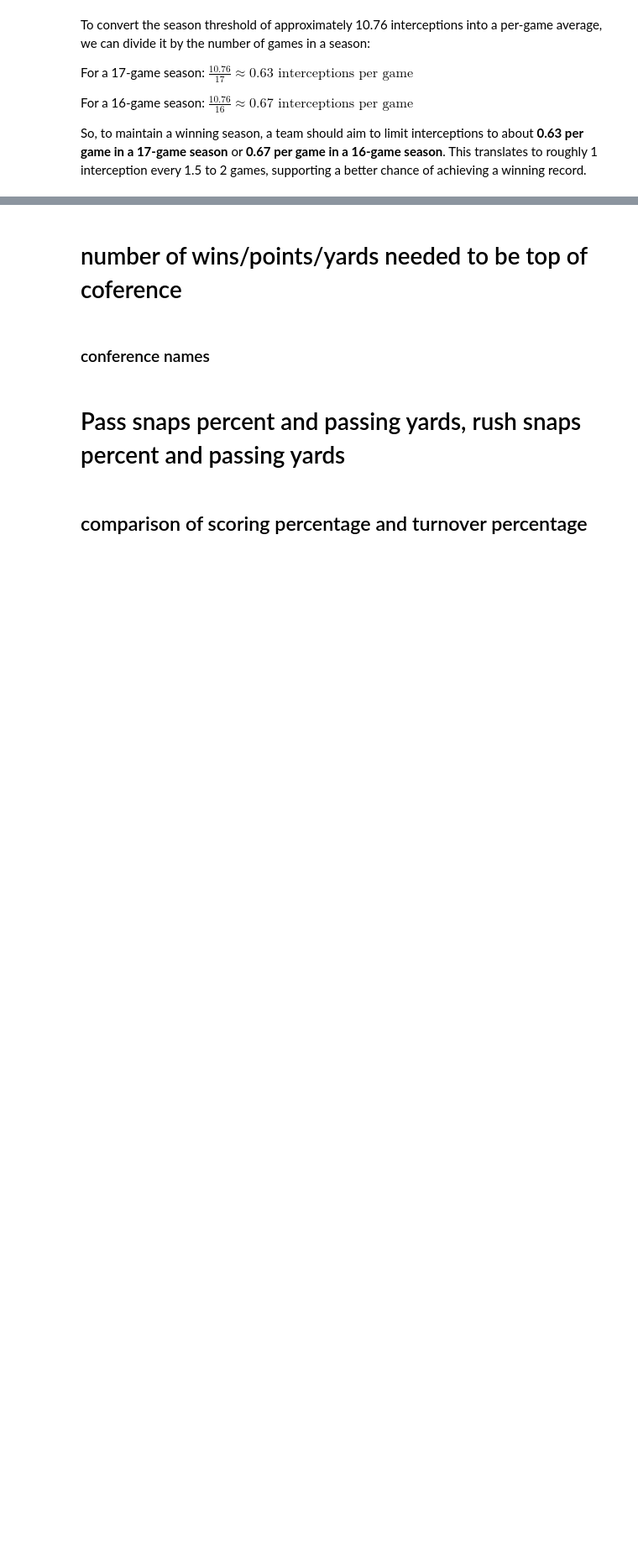
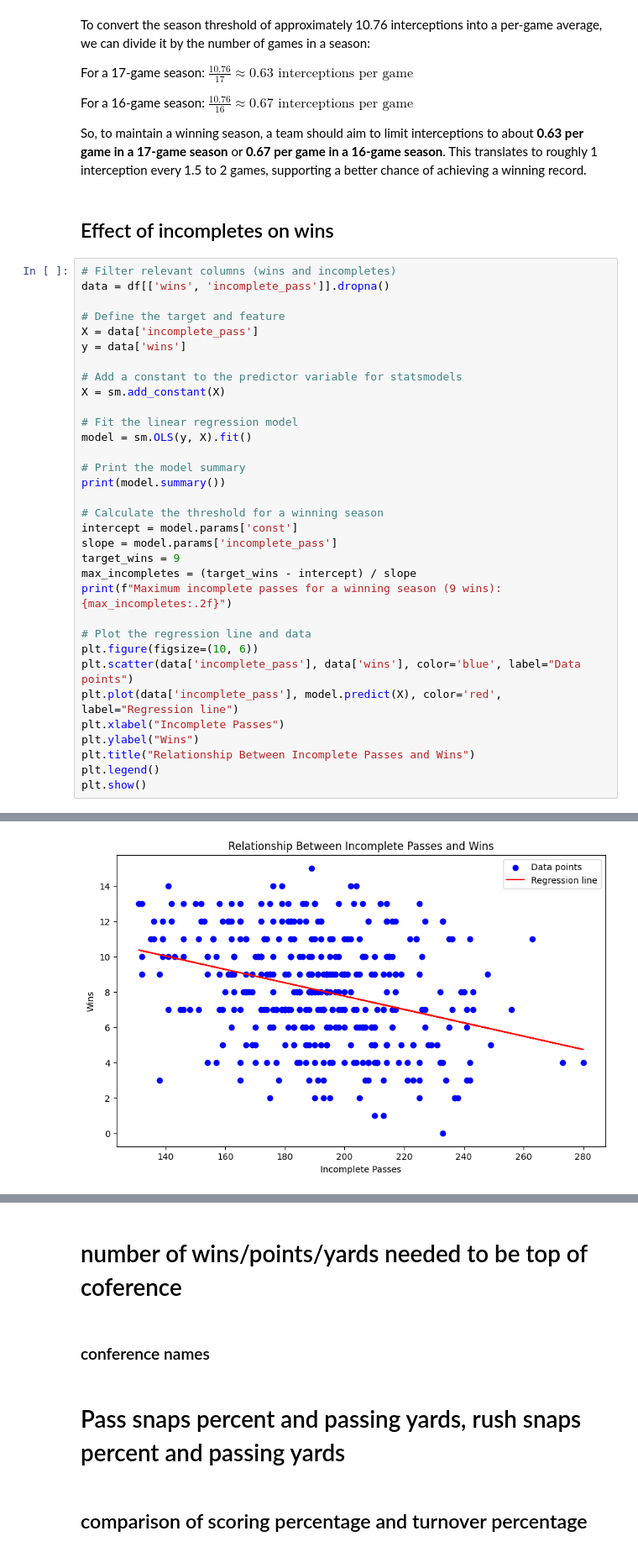
Before and after one commit to kai-ion/Data-602, a Jupyter notebook: Final Project/final_project.ipynb, the cells around one changed output, grey strips where cells are left out. Shown at 84% size. Cells and saved outputs as stored; diff of their text form; blank space fills up the shorter version.

Commit message:
update: incomplete

```diff
--- a/Final Project/final_project.ipynb
+++ b/Final Project/final_project.ipynb
@@ -1254,3 +1254,39 @@ $
 $
 
 So, to maintain a winning season, a team should aim to limit interceptions to about **0.63 per game in a 17-game season** or **0.67 per game in a 16-game season**. This translates to roughly 1 interception every 1.5 to 2 games, supporting a better chance of achieving a winning record.
+# %% [markdown]
+## Effect of incompletes on wins
+# %%
+# Filter relevant columns (wins and incompletes)
+data = df[['wins', 'incomplete_pass']].dropna()
+
+# Define the target and feature
+X = data['incomplete_pass']
+y = data['wins']
+
+# Add a constant to the predictor variable for statsmodels
+X = sm.add_constant(X)
+
+# Fit the linear regression model
+model = sm.OLS(y, X).fit()
+
+# Print the model summary
+print(model.summary())
+
+# Calculate the threshold for a winning season
+intercept = model.params['const']
+slope = model.params['incomplete_pass']
+target_wins = 9
+max_incompletes = (target_wins - intercept) / slope
+print(f"Maximum incomplete passes for a winning season (9 wins): {max_incompletes:.2f}")
+
+# Plot the regression line and data
+plt.figure(figsize=(10, 6))
+plt.scatter(data['incomplete_pass'], data['wins'], color='blue', label="Data points")
+plt.plot(data['incomplete_pass'], model.predict(X), color='red', label="Regression line")
+plt.xlabel("Incomplete Passes")
+plt.ylabel("Wins")
+plt.title("Relationship Between Incomplete Passes and Wins")
+plt.legend()
+plt.show()
+# %% [output]
@@ -1256,0 +1310 @@ So, to maintain a winning season, a team should aim to limit interceptions to ab
+[figure, added]
```
Also changed, not shown: parts of 7 cells of this notebook.
